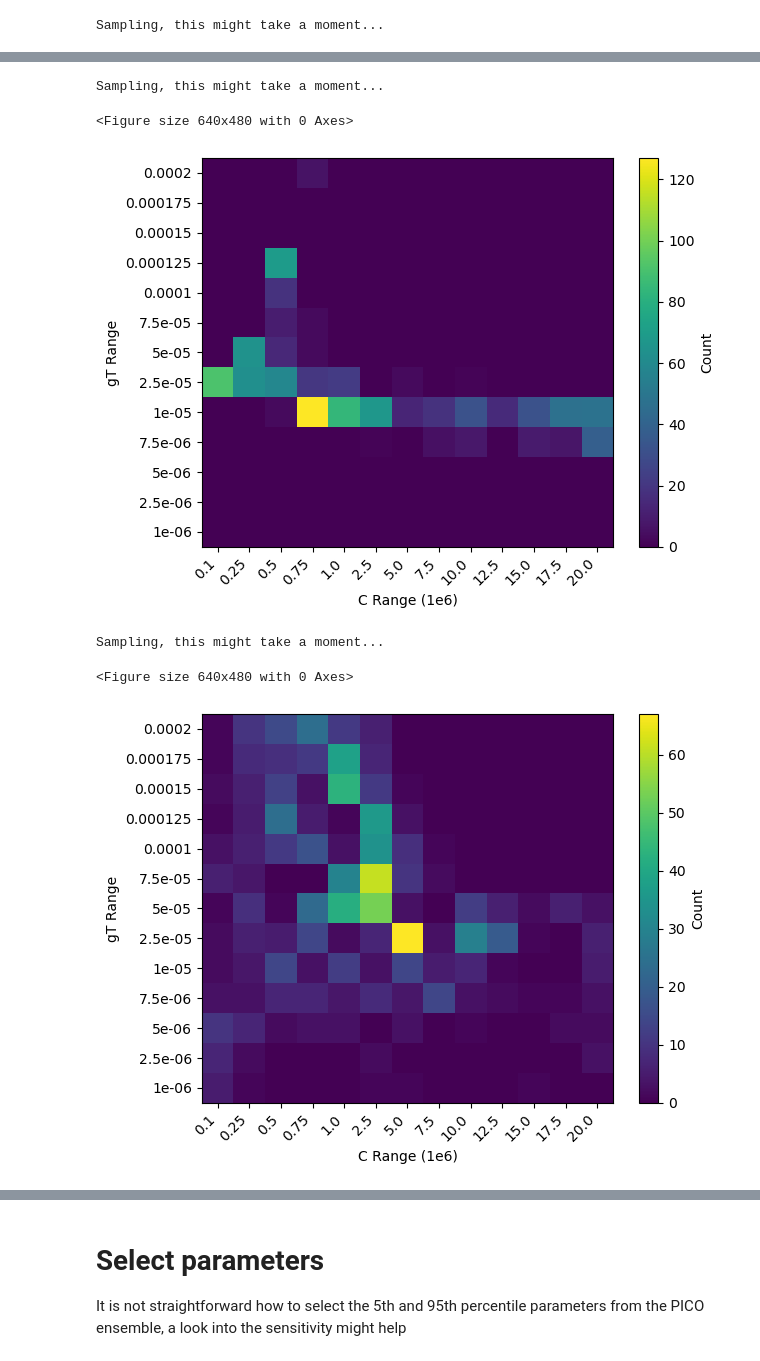
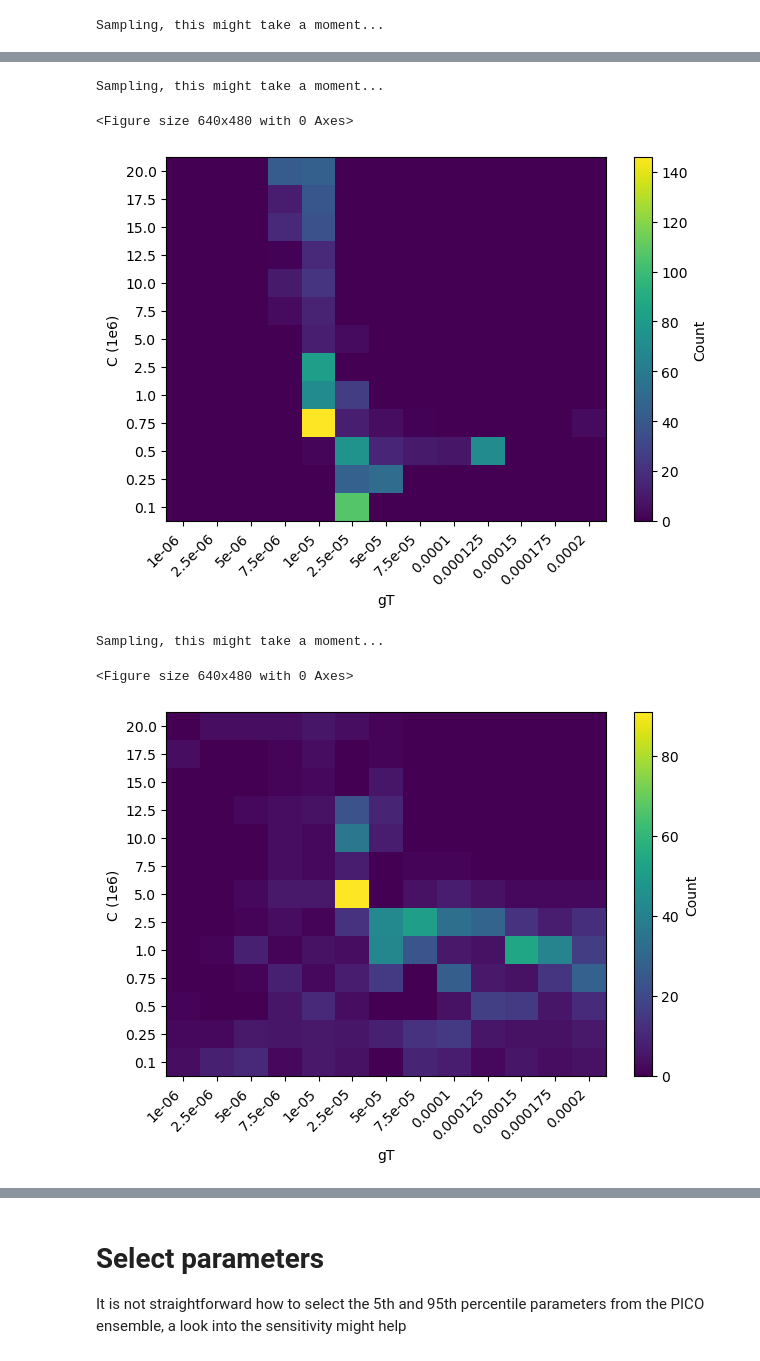
Before and after one commit to ismip/ismip7-antarctic-ocean-forcing, a Jupyter notebook: meltmip/parameter_selection_pico_example.ipynb, the cells around one changed output, grey strips where cells are left out. Saved outputs shown, nothing was run; the diff lists cells and outputs as text; code cells hidden in the pictures.

Commit message:
Update figure legends and data paths for pico example

```diff
--- a/meltmip/parameter_selection_pico_example.ipynb
+++ b/meltmip/parameter_selection_pico_example.ipynb
@@ -65,12 +65,12 @@ for i,ehash in enumerate(ensemble_table.index):
     p2 = ensemble_table.loc[ehash, p2_name]
     p1s.append(p1)
     p2s.append(p2)
-    print(i, 'p1=', p1, ' p2=', p2)
+    #print(i, 'p1=', p1, ' p2=', p2)
 
     output_path = os.path.join(ensemble_path, pism_present_day_ensemble+"_"+ehash)
 
     try:
-        print('Loading dataset')
+        #print('Loading dataset')
         result_ds = xr.load_dataset(output_path+"/optimised.nc")
     except:
         ds = xr.open_dataset(os.path.join(output_path,'extras.nc'),decode_timedelta=True, drop_variables=['pico_T_star', 'shelfbtemp',
@@ -90,9 +90,9 @@ for i,ehash in enumerate(ensemble_table.index):
         outname = os.path.join(ensemble_path,pism_present_day_ensemble+'_'+ehash, "optimised.nc")
         result_ds = select_optimal_deltaT(new_ds, pico_climatology['basins'], boxes ,PaoloDataPICO, 'pico', outname, reso, ice_density)
 
-    try:
-        result_ds = result_ds.rename({'pico_basal_melt_rate':'melt_rate'})
-    except:
-        print(' No need to rename')
+    #try:
+    #    result_ds = result_ds.rename({'pico_basal_melt_rate':'melt_rate'})
+    #except:
+    #    print(' No need to rename')
     result_ds = result_ds.assign_coords(ehash=ehash)
     model_runs.append(result_ds)
@@ -371,16 +350,16 @@ pism_mathiot_warm_ensemble = "pism_11_ismip7_picotest_Mathiot_warm_initmip8km"
 # Supporting Data
 
 # Load imbie2 basins as used on ISMIP
-basins = xr.load_dataset("basinNumbers_8km.nc")
+basins = xr.load_dataset(os.path.join(data_path,'share_with_modellers', 'imbie2', "basin_numbers_ismip8km.nc"))
 basins = basins.rename({'basinNumber':'basins'})
 nBasins = int(basins.basins.max())
 
 # present-day melting, melt rates from Paolo et al., 2023, error estimates combined from Paolo and Adusumilli et al., 2020
-melt_obs = xr.load_dataset('melt_paolo_err_adusumilli_ismip8km.nc') # Field
-MeltDataImbie = pd.read_csv('Paolo23/Melt_Paolo_Err_Adusumilli_imbie2.csv', index_col=0) # Aggregated per imbier basin
+melt_obs = xr.load_dataset(os.path.join(data_path,'share_with_modellers', 'meltmip','melt_paolo_err_adusumilli_ismip8km.nc')) # Field
+MeltDataImbie = pd.read_csv(os.path.join(data_path,'share_with_modellers', 'meltmip','Melt_Paolo_Err_Adusumilli_imbie2.csv'), index_col=0) # Aggregated per imbier basin
 
 # Buttressing Flux Response Numbers, remapped to 8km
-bfrn = xr.load_dataset("BFRN_ismip8km.nc")
+bfrn = xr.load_dataset(os.path.join(data_path,'share_with_modellers', 'meltmip',"BFRN_ismip8km.nc"))
 nBins = 10
 # %%
 # Load ensembles
@@ -388,7 +367,5 @@ pd_ensemble = xr.load_dataset('Ensemble_'+pism_present_day_ensemble+'_optimaldel
 mathiot_cold_ensemble = xr.load_dataset('Ensemble_'+pism_mathiot_cold_ensemble+'_optimaldeltaT.nc', drop_variables=['timestamp'])
 mathiot_warm_ensemble = xr.load_dataset('Ensemble_'+pism_mathiot_warm_ensemble+'_optimaldeltaT.nc', drop_variables=['timestamp'])
 # %%
-bed = xr.load_dataset("/media/NAS2/ISMIP7/share_with_modellers/topography/bedmap3_ismip_8km.nc")
-
+bed = xr.load_dataset(os.path.join(data_path,'share_with_modellers', 'topography', 'bedmap3_ismip_8km.nc'))
 mask = bed.floating_frac>0.5
-mask.plot()
@@ -469,18 +443,19 @@ min_p1, min_p2, min_coords = calculate_objective_function('term1',sample_size, b
 fig,axes = plt.subplots(1,1, sharex=False, sharey=False)
 ax = axes
 
-y_edges = np.array( [0.01e-5,0.15e-5,0.3e-5,0.6e-5,0.8e-5,1.1e-5,3e-5,6e-5,8e-5,11e-5,13e-5,16e-5,18e-5,21e-5])
-x_edges = np.array( [0.001e6,0.2e6, 0.3e6, 0.6e6, 0.8e6 ,1.1e6 ,3e6, 6e6, 8e6, 11e6, 13e6, 16e6, 18e6, 21e6]) /1e6
-counts, _, _ = np.histogram2d(np.array(min_p1)/1e6, min_p2, bins=[x_edges, y_edges])
+x_edges = np.array( [0.01e-5,0.15e-5,0.3e-5,0.6e-5,0.8e-5,1.1e-5,3e-5,6e-5,8e-5,11e-5,13e-5,16e-5,18e-5,21e-5])
+y_edges = np.array( [0.001e6,0.2e6, 0.3e6, 0.6e6, 0.8e6 ,1.1e6 ,3e6, 6e6, 8e6, 11e6, 13e6, 16e6, 18e6, 21e6]) /1e6
+counts, _, _ = np.histogram2d(min_p2,np.array(min_p1)/1e6, bins=[x_edges, y_edges])
 plt.clf()
 
 fig, ax = plt.subplots()
 
 im = ax.pcolormesh(np.arange(len(x_edges)), np.arange(len(y_edges)),
-                    counts.T, cmap='viridis', shading='auto', vmin=0) #, vmax=1000)
+                    counts.T, cmap='viridis', shading='auto', vmin=0
+                  )
 
-x_labels = np.array([0.1e6, 0.25e6, 0.5e6, 0.75e6 ,1.0e6 ,2.5e6, 5.0e6, 7.5e6, 10.0e6, 12.5e6, 15e6, 17.5e6, 20e6]) /1e6
-y_labels = [0.1e-5,0.25e-5,0.5e-5,0.75e-5,1e-5,2.5e-5,5e-5,7.5e-5,10e-5,12.5e-5,15e-5,17.5e-5,20e-5]
+y_labels = np.array([0.1e6, 0.25e6, 0.5e6, 0.75e6 ,1.0e6 ,2.5e6, 5.0e6, 7.5e6, 10.0e6, 12.5e6, 15e6, 17.5e6, 20e6]) /1e6
+x_labels = [0.1e-5,0.25e-5,0.5e-5,0.75e-5,1e-5,2.5e-5,5e-5,7.5e-5,10e-5,12.5e-5,15e-5,17.5e-5,20e-5]
 
 # Set tick positions and labels
 ax.set_xticks(np.arange(len(x_labels))+0.5)
@@ -488,8 +463,8 @@ ax.set_yticks(np.arange(len(y_labels))+0.5)
 ax.set_xticklabels(x_labels, rotation=45, ha='right')
 ax.set_yticklabels(y_labels)
 
-ax.set_xlabel("C Range (1e6)")
-ax.set_ylabel("gT Range")
+ax.set_ylabel("C (1e6)")
+ax.set_xlabel("gT")
 plt.colorbar(im, label='Count')
 plt.tight_layout()
 
@@ -497,44 +472,45 @@ plt.tight_layout()
 # %% [output]
 Sampling, this might take a moment...
 <Figure size 640x480 with 0 Axes>
-[figure, old version]
+[figure, new version]
 # %%
 sample_size=1000
 min_p1, min_p2, min_coords = calculate_objective_function('term2',sample_size, basins['basins'], mask, bfrn, reso, ice_density, melt_obs, MeltDataImbie, data_path,
                               pd_ensemble, mathiot_cold_ensemble, mathiot_warm_ensemble)
 
 fig,axes = plt.subplots(1,1, sharex=False, sharey=False)
 ax = axes
 
-y_edges = np.array( [0.01e-5,0.15e-5,0.3e-5,0.6e-5,0.8e-5,1.1e-5,3e-5,6e-5,8e-5,11e-5,13e-5,16e-5,18e-5,21e-5])
-x_edges = np.array( [0.001e6,0.2e6, 0.3e6, 0.6e6, 0.8e6 ,1.1e6 ,3e6, 6e6, 8e6, 11e6, 13e6, 16e6, 18e6, 21e6]) /1e6
-counts, _, _ = np.histogram2d(np.array(min_p1)/1e6, min_p2, bins=[x_edges, y_edges])
+x_edges = np.array( [0.01e-5,0.15e-5,0.3e-5,0.6e-5,0.8e-5,1.1e-5,3e-5,6e-5,8e-5,11e-5,13e-5,16e-5,18e-5,21e-5])
+y_edges = np.array( [0.001e6,0.2e6, 0.3e6, 0.6e6, 0.8e6 ,1.1e6 ,3e6, 6e6, 8e6, 11e6, 13e6, 16e6, 18e6, 21e6]) /1e6
+counts, _, _ = np.histogram2d(min_p2,np.array(min_p1)/1e6, bins=[x_edges, y_edges])
 plt.clf()
 
 fig, ax = plt.subplots()
 
 im = ax.pcolormesh(np.arange(len(x_edges)), np.arange(len(y_edges)),
-                    counts.T, cmap='viridis', shading='auto', vmin=0) #, vmax=1000)
+                    counts.T, cmap='viridis', shading='auto', vmin=0
+                  )
 
-x_labels = np.array([0.1e6, 0.25e6, 0.5e6, 0.75e6 ,1.0e6 ,2.5e6, 5.0e6, 7.5e6, 10.0e6, 12.5e6, 15e6, 17.5e6, 20e6]) /1e6
-y_labels = [0.1e-5,0.25e-5,0.5e-5,0.75e-5,1e-5,2.5e-5,5e-5,7.5e-5,10e-5,12.5e-5,15e-5,17.5e-5,20e-5]
+y_labels = np.array([0.1e6, 0.25e6, 0.5e6, 0.75e6 ,1.0e6 ,2.5e6, 5.0e6, 7.5e6, 10.0e6, 12.5e6, 15e6, 17.5e6, 20e6]) /1e6
+x_labels = [0.1e-5,0.25e-5,0.5e-5,0.75e-5,1e-5,2.5e-5,5e-5,7.5e-5,10e-5,12.5e-5,15e-5,17.5e-5,20e-5]
 
 # Set tick positions and labels
 ax.set_xticks(np.arange(len(x_labels))+0.5)
 ax.set_yticks(np.arange(len(y_labels))+0.5)
 ax.set_xticklabels(x_labels, rotation=45, ha='right')
 ax.set_yticklabels(y_labels)
 
-ax.set_xlabel("C Range (1e6)")
-ax.set_ylabel("gT Range")
+ax.set_ylabel("C (1e6)")
+ax.set_xlabel("gT")
 plt.colorbar(im, label='Count')
 plt.tight_layout()
 
 #plt.savefig(os.path.join(figure_dir,pism_presentday_ensemble+'_Hist2D_Sample'+str(sample_size)+'.png'))
 # %% [output]
 Sampling, this might take a moment...
 <Figure size 640x480 with 0 Axes>
-[figure, old version]
+[figure, new version]
 # %%
 sample_size=1000
 min_p1, min_p2, min_coords = calculate_objective_function('term3',sample_size, basins['basins'], mask, bfrn, reso, ice_density, melt_obs, MeltDataImbie, data_path,
```
Also changed, not shown: parts of 11 cells of this notebook, 2 other files.
